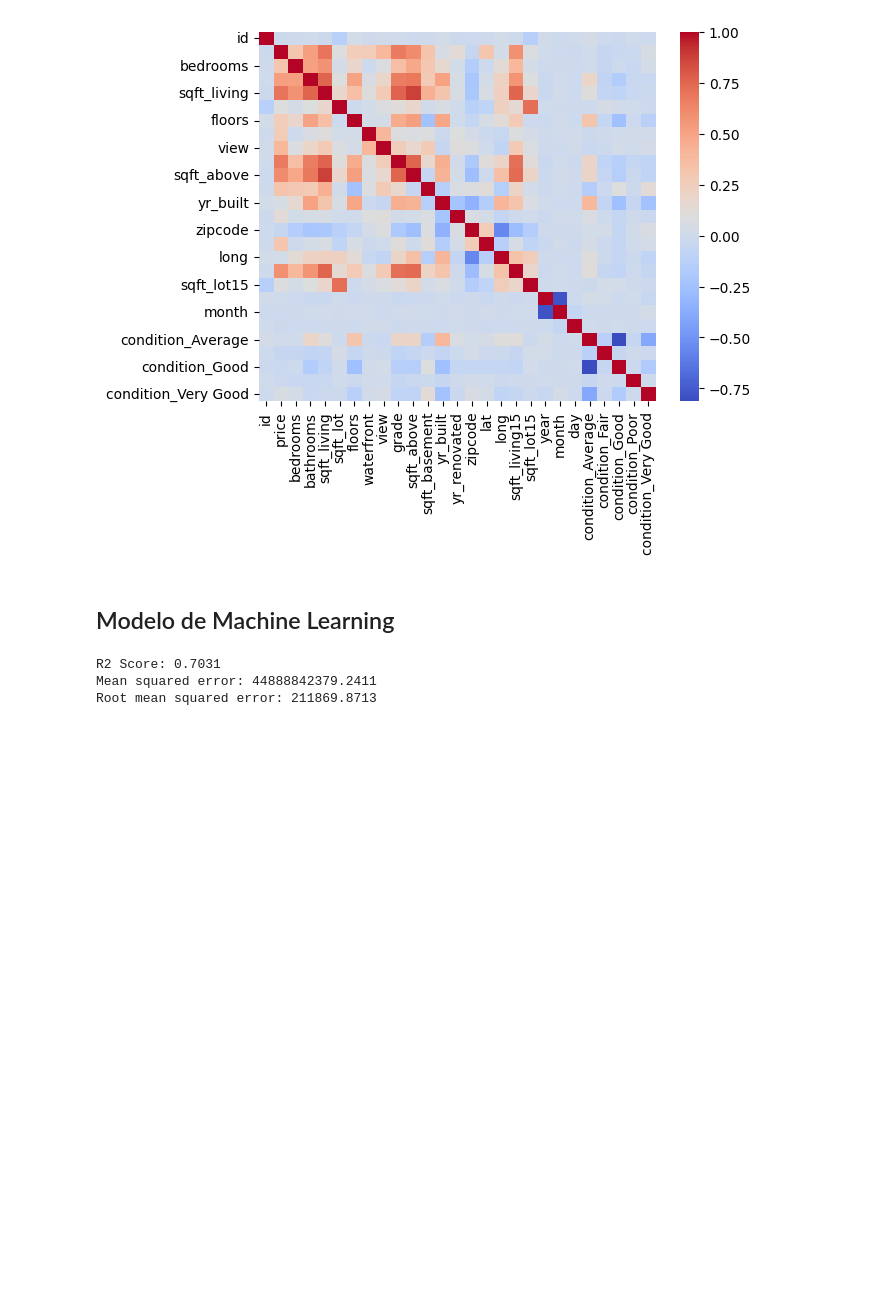
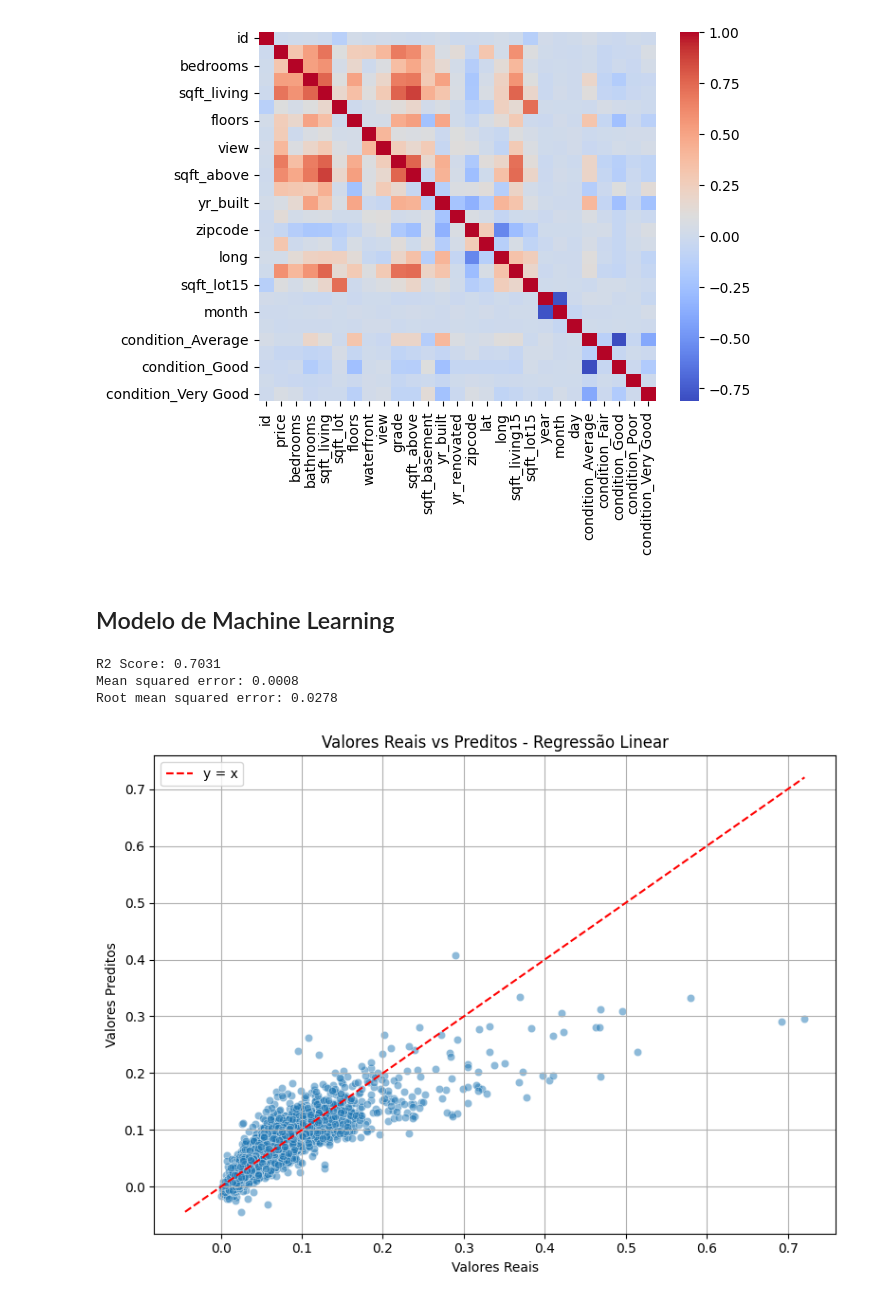
Before and after one commit to EnzoSBDias/House_Pricing_ML, a Jupyter notebook: code/main.ipynb, the cells around one changed output. Cells and saved outputs as stored; diff of their text form; code cells hidden in the pictures; blank space fills up the shorter version.

```diff
--- a/code/main.ipynb
+++ b/code/main.ipynb
@@ -196,20 +218,48 @@ X_test_scaled = scaler.transform(X_test)
 # %%
 # Regressão Linear
+
+# Criando o modelo
 model  = LinearRegression()
 
-model.fit(X_train_scaled, y_train)
+# Treinando o modelo
+model.fit(X_train_scaled, y_train_scaled)
 
+# Criando a variável para guardar os valores preditos do modelo treinado
 y_pred = model.predict(X_test_scaled)
 
-r2 = r2_score(y_test, y_pred)
+# Avaliando o modelo com R2, MSE e RMSE
+r2 = r2_score(y_test_scaled, y_pred)
 print(f"R2 Score: {r2:.4f}")
 
-mse = mean_squared_error(y_test, y_pred)
+mse = mean_squared_error(y_test_scaled, y_pred)
 print(f"Mean squared error: {mse:.4f}")
 
 rmse = mse ** 0.5
 print(f"Root mean squared error: {rmse:.4f}")
 # %% [output]
 R2 Score: 0.7031
-Mean squared error: 44888842379.2411
-Root mean squared error: 211869.8713
+Mean squared error: 0.0008
+Root mean squared error: 0.0278
+# %%
+# Deixando as varíaveis de y real e preditas com somente uma dimensão, podendo criar gráficos
+y_pred_1d = y_pred.reshape(-1)
+y_test_scaled_1d = y_test_scaled.reshape(-1)
+
+# Gráfico
+plt.figure(figsize=(8, 6))
+sns.scatterplot(x=y_test_scaled_1d, y=y_pred_1d, alpha=0.5)
+
+# Linha de identidade (y = x)
+min_val = min(y_test_scaled_1d.min(), y_pred_1d.min())
+max_val = max(y_test_scaled_1d.max(), y_pred_1d.max())
+plt.plot([min_val, max_val], [min_val, max_val], 'r--', label='y = x')
+
+plt.xlabel("Valores Reais")
+plt.ylabel("Valores Preditos")
+plt.title("Valores Reais vs Preditos - Regressão Linear")
+plt.legend()
+plt.grid(True)
+plt.tight_layout()
+plt.show()
+# %% [output]
+[figure, added]
```
Also changed, not shown: parts of 17 cells of this notebook.
